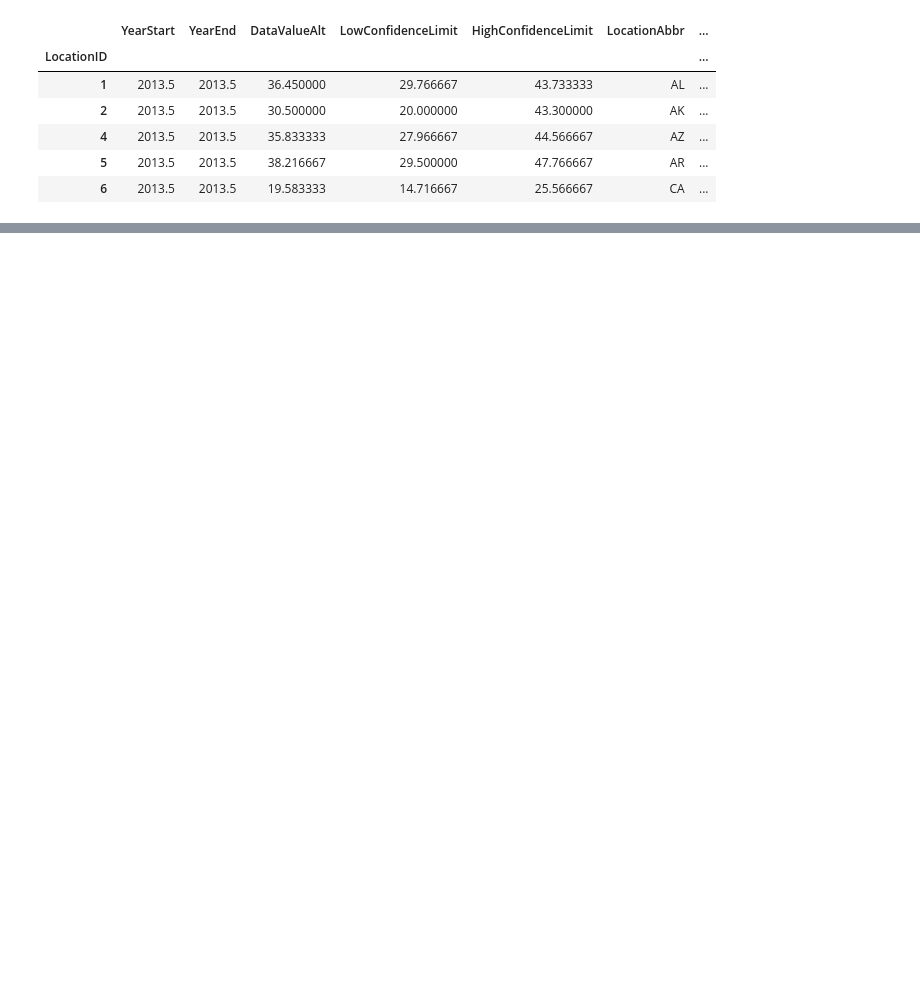
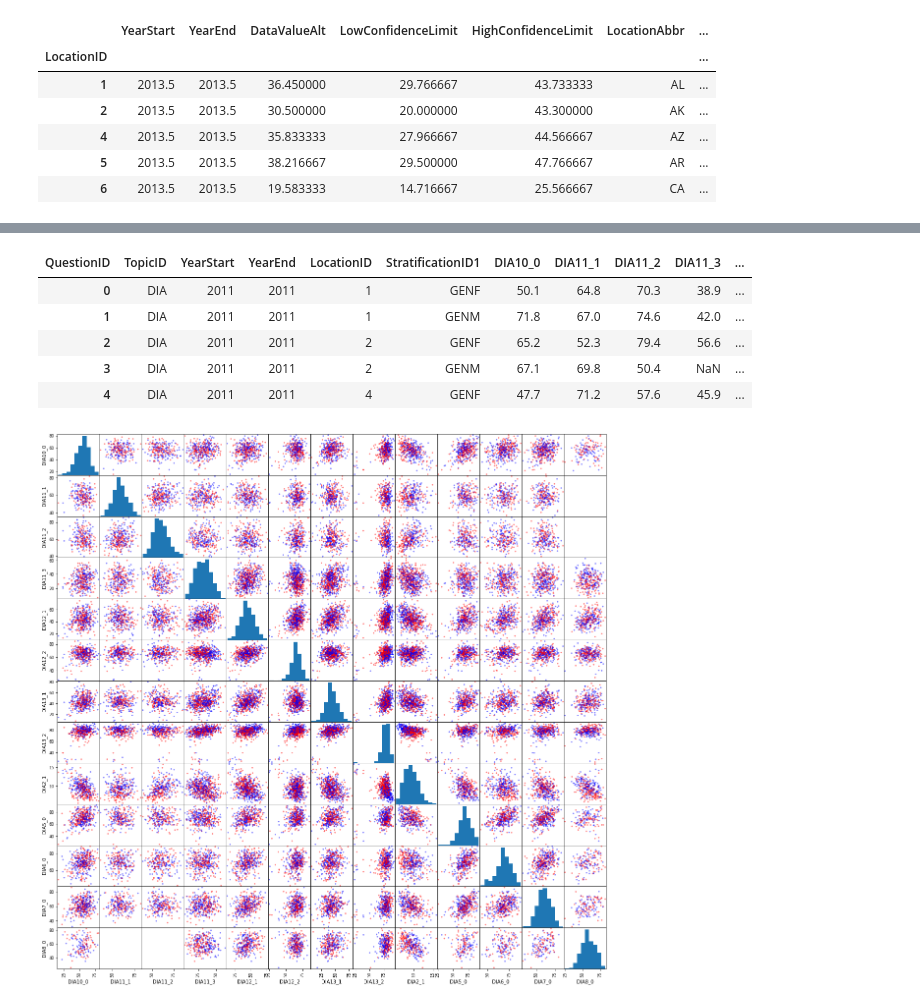
Before and after one commit to dkjer/data150labs, a Jupyter notebook: Explore Chronic Disease Data.ipynb, the cells around one changed output, grey strips where cells are left out. Cells and saved outputs as stored; diff of their text form; code cells hidden in the pictures; blank space fills up the shorter version.

```diff
--- a/Explore Chronic Disease Data.ipynb
+++ b/Explore Chronic Disease Data.ipynb
@@ -206,3 +218,31 @@ for loc in df11_3.iterrows():
 fmap
 # %% [output]
 [interactive output not drawn]
+# %%
+dfIndicators = dfData[(dfData["TopicID"] == 'DIA') &
+                (dfData['DataValueTypeID'] == 'AgeAdjPrev') &
+                 dfData['DataValueAlt'].notnull() &
+#                (dfData['LocationID'] == 1) &
+#                (dfData['YearStart'] == 2016) &
+#                (dfData['StratificationCategoryID1'] == 'OVERALL')]
+                (dfData['StratificationID1'].isin(['GENF', 'GENM']))]
+
+pivot_index = ['TopicID', 'YearStart', 'YearEnd', 'LocationID', 'StratificationID1']
+dfIndicators = pd.pivot_table(dfIndicators, index = pivot_index, columns = 'QuestionID',  values = 'DataValueAlt').reset_index()
+
+colors={
+    'GENF':'red',
+    'GENM':'blue',
+}
+m = pd.plotting.scatter_matrix(dfIndicators.drop(pivot_index,axis=1),
+                               c=dfIndicators['StratificationID1'].apply(lambda x: colors[x]),
+                               figsize=(20, 20))
+dfIndicators.head()
+# %% [output]
+| QuestionID | TopicID | YearStart | YearEnd | LocationID | StratificationID1 | DIA10_0 | DIA11_1 | DIA11_2 | DIA11_3 | ... |
+| 0 | DIA | 2011 | 2011 | 1 | GENF | 50.1 | 64.8 | 70.3 | 38.9 | ... |
+| 1 | DIA | 2011 | 2011 | 1 | GENM | 71.8 | 67.0 | 74.6 | 42.0 | ... |
+| 2 | DIA | 2011 | 2011 | 2 | GENF | 65.2 | 52.3 | 79.4 | 56.6 | ... |
+| 3 | DIA | 2011 | 2011 | 2 | GENM | 67.1 | 69.8 | 50.4 | NaN | ... |
+| 4 | DIA | 2011 | 2011 | 4 | GENF | 47.7 | 71.2 | 57.6 | 45.9 | ... |
+[figure, added]
```
Also changed, not shown: parts of 7 cells of this notebook.
